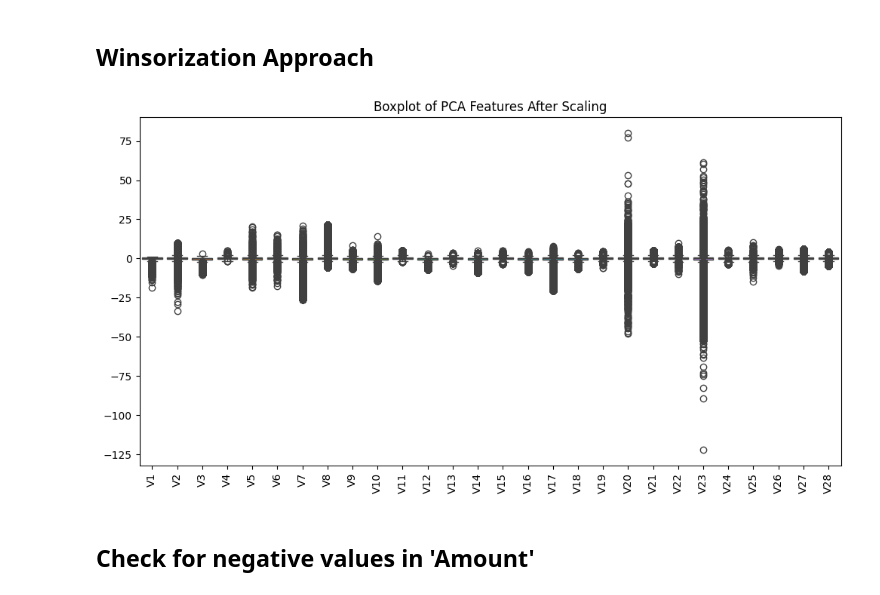
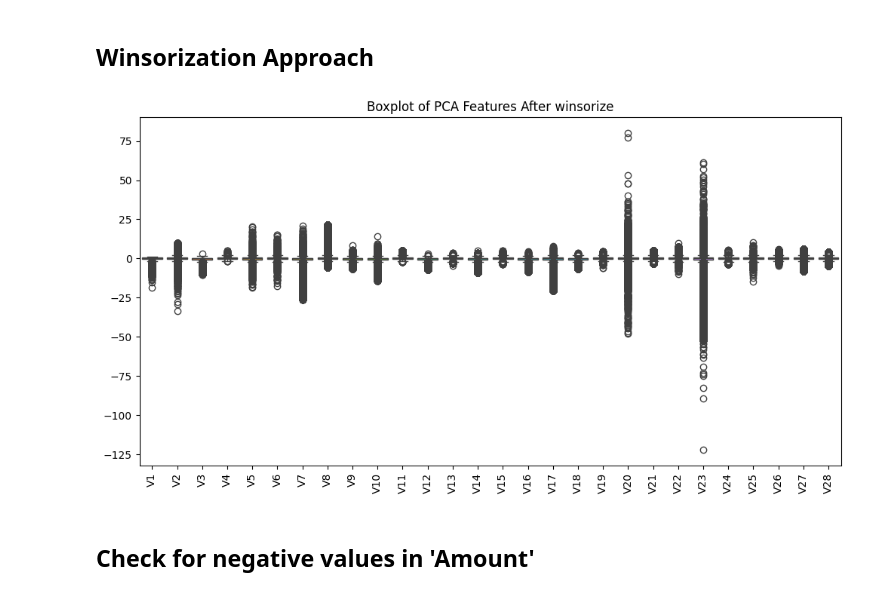
Before and after one commit to MohsseniMahdi/anomguard, a Jupyter notebook: notebooks/Mahdi_V3.ipynb, the cells around one changed output. Drawn from its saved outputs; the diff is of its cells as text; code cells hidden in the pictures.

```diff
--- a/notebooks/Mahdi_V3.ipynb
+++ b/notebooks/Mahdi_V3.ipynb
@@ -534,10 +534,10 @@ for col in columns_to_winsorize:
 # %%
 plt.figure(figsize=(12, 6))
 sns.boxplot(data=X_train_smote.iloc[:, 1:29])  # Check V1-V28 again
 plt.xticks(rotation=90)
-plt.title("Boxplot of PCA Features After Scaling")
+plt.title("Boxplot of PCA Features After winsorize")
 plt.show()
 # %% [output]
-[figure, old version]
+[figure, new version]
 # %% [markdown]
 ## Check for negative values in 'Amount'
```
Also changed, not shown: parts of 8 cells of this notebook, 9 other files.
